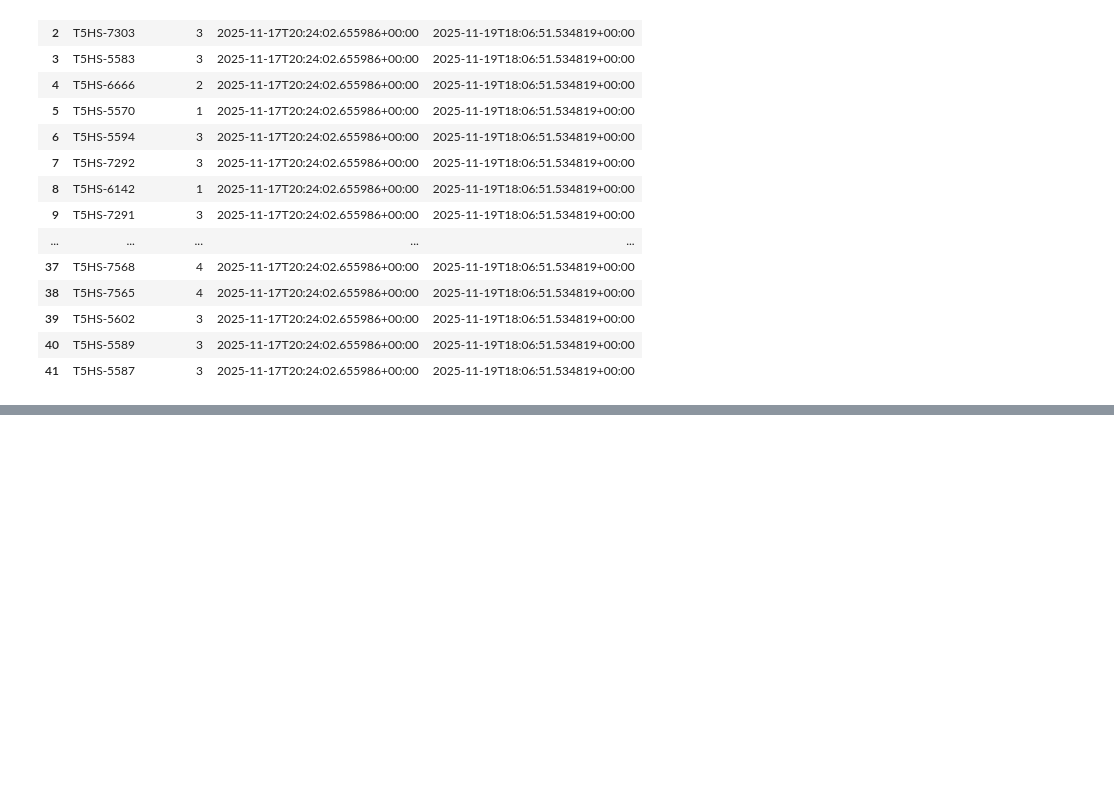
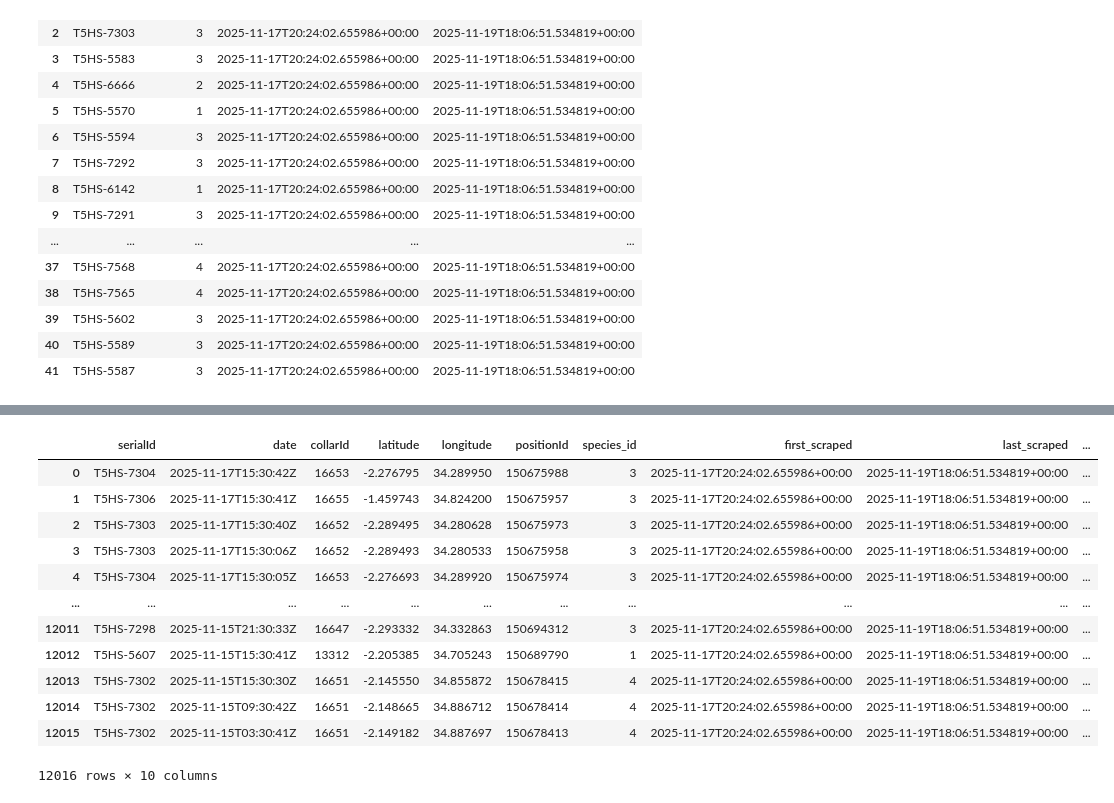
Before and after one commit to christillotson/SMARTctws, a Jupyter notebook: src/TestingNotebook.ipynb, the cells around one changed output, grey strips where cells are left out. Drawn from its saved outputs; the diff is of its cells as text; code cells hidden in the pictures; blank space fills up the shorter version.

Commit message:
Full data example csv

```diff
--- a/src/TestingNotebook.ipynb
+++ b/src/TestingNotebook.ipynb
@@ -401,3 +401,10 @@ new_database.run_query(sql)
 | 39 | T5HS-5602 | 3 | 2025-11-17T20:24:02.655986+00:00 | 2025-11-19T18:06:51.534819+00:00 |
 | 40 | T5HS-5589 | 3 | 2025-11-17T20:24:02.655986+00:00 | 2025-11-19T18:06:51.534819+00:00 |
 | 41 | T5HS-5587 | 3 | 2025-11-17T20:24:02.655986+00:00 | 2025-11-19T18:06:51.534819+00:00 |
+# %%
+sql = """
+SELECT * FROM tObservations
+WHERE serialID = 'T5HS-7303'
+"""
+
+new_database.run_query(sql)
@@ -403,0 +425,25 @@ new_database.run_query(sql)
+# %%
+sql = """
+SELECT tObservations.*, tAnimal.species_id, tAnimal.first_scraped, tAnimal.last_scraped, tSpecies.species_name
+FROM tObservations
+JOIN tAnimal ON tObservations.serialId = tAnimal.serialId
+JOIN tSpecies ON tAnimal.species_id = tSpecies.species_id
+"""
+
+example_full_data = new_database.run_query(sql)
+
+example_full_data.to_csv("example_full_data.csv")
+# %% [output]
+|  | serialId | date | collarId | latitude | longitude | positionId | species_id | first_scraped | last_scraped | ... |
+| 0 | T5HS-7304 | 2025-11-17T15:30:42Z | 16653 | -2.276795 | 34.289950 | 150675988 | 3 | 2025-11-17T20:24:02.655986+00:00 | 2025-11-19T18:06:51.534819+00:00 | ... |
+| 1 | T5HS-7306 | 2025-11-17T15:30:41Z | 16655 | -1.459743 | 34.824200 | 150675957 | 3 | 2025-11-17T20:24:02.655986+00:00 | 2025-11-19T18:06:51.534819+00:00 | ... |
+| 2 | T5HS-7303 | 2025-11-17T15:30:40Z | 16652 | -2.289495 | 34.280628 | 150675973 | 3 | 2025-11-17T20:24:02.655986+00:00 | 2025-11-19T18:06:51.534819+00:00 | ... |
+| 3 | T5HS-7303 | 2025-11-17T15:30:06Z | 16652 | -2.289493 | 34.280533 | 150675958 | 3 | 2025-11-17T20:24:02.655986+00:00 | 2025-11-19T18:06:51.534819+00:00 | ... |
+| 4 | T5HS-7304 | 2025-11-17T15:30:05Z | 16653 | -2.276693 | 34.289920 | 150675974 | 3 | 2025-11-17T20:24:02.655986+00:00 | 2025-11-19T18:06:51.534819+00:00 | ... |
+| ... | ... | ... | ... | ... | ... | ... | ... | ... | ... | ... |
+| 12011 | T5HS-7298 | 2025-11-15T21:30:33Z | 16647 | -2.293332 | 34.332863 | 150694312 | 3 | 2025-11-17T20:24:02.655986+00:00 | 2025-11-19T18:06:51.534819+00:00 | ... |
+| 12012 | T5HS-5607 | 2025-11-15T15:30:41Z | 13312 | -2.205385 | 34.705243 | 150689790 | 1 | 2025-11-17T20:24:02.655986+00:00 | 2025-11-19T18:06:51.534819+00:00 | ... |
+| 12013 | T5HS-7302 | 2025-11-15T15:30:30Z | 16651 | -2.145550 | 34.855872 | 150678415 | 4 | 2025-11-17T20:24:02.655986+00:00 | 2025-11-19T18:06:51.534819+00:00 | ... |
+| 12014 | T5HS-7302 | 2025-11-15T09:30:42Z | 16651 | -2.148665 | 34.886712 | 150678414 | 4 | 2025-11-17T20:24:02.655986+00:00 | 2025-11-19T18:06:51.534819+00:00 | ... |
+| 12015 | T5HS-7302 | 2025-11-15T03:30:41Z | 16651 | -2.149182 | 34.887697 | 150678413 | 4 | 2025-11-17T20:24:02.655986+00:00 | 2025-11-19T18:06:51.534819+00:00 | ... |
+12016 rows × 10 columns
```
Also changed, not shown: parts of 1 cell of this notebook, 1 other file.
